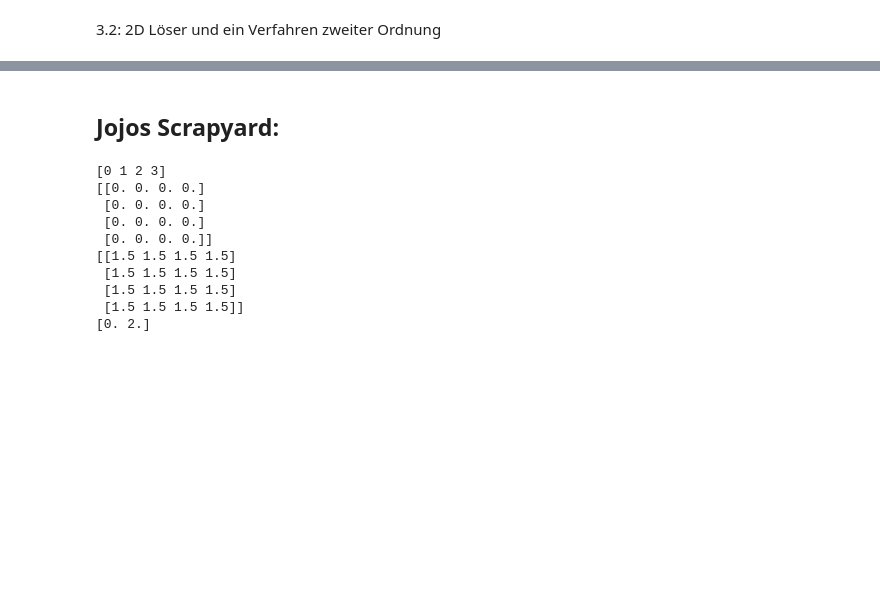
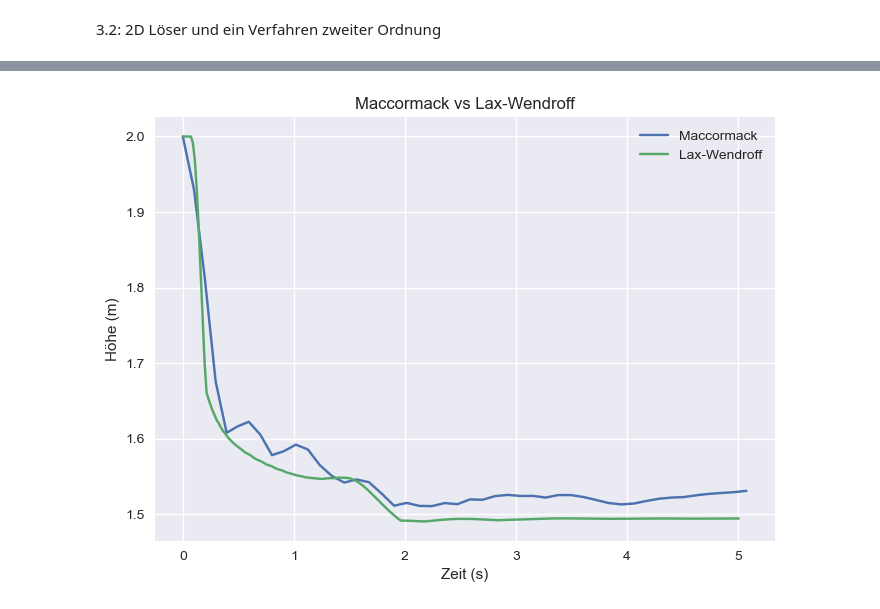
Before and after one commit to Javiermateor/Flachwassergleichung, a Jupyter notebook: HA3.ipynb, the cells around one changed output, grey strips where cells are left out. Saved outputs shown, nothing was run; the diff lists cells and outputs as text; code cells hidden in the pictures; blank space fills up the shorter version.

```diff
--- a/HA3.ipynb
+++ b/HA3.ipynb
@@ -470,53 +266,13 @@ h, hu, hv, v2, t2 = maccormack(CFL=0.4, Nx = 10, hh= 2, ht= 1.5)
-# %% [markdown]
-## Jojos Scrapyard:
-# %%
-#Indexmasken:
-a = np.array([[0,0,0,0],[0,0,0,0],[0,0,0,0],[0,0,0,0]], dtype=float)
-b = np.array([[1,2,3,4],[5,6,7,8],[9,10,11,12],[13,14,15,16]])
-mask = np.array([[1,1,1,1],[0,0,3,0],[0,0,3,0],[2,2,2,2]])
-# np.where(Bedingung, wenn erfüllt dann dass, wenn nicht, dann dass)
-
-#test = np.where( (mask < 1), b, b)
-# test = np.where( (mask > 0) & (mask < 2), b, b) refelektierend schwer!!, da richtung mit einfluss hat
-#test = np.where( (mask > 1) & (mask < 3), 0, b)
-#test = np.where( (mask > 2), 0, b)
-
-Nx = 4
-Ny = 4
-hh = 2
-ht= 1.5
-# b[zeile, spalte]
-x = np.linspace(0, 1, Nx)
-y = np.linspace(0, 1, Nx)
-
-x = np.array([0,1,2,3])
-y = np.array([0,1,2,3])
-print(x)
-# Anfangsbedingungen
-#a = np.where([[(x>=0.4)&(x<=0.6)], [(y>=0.4)&(y<=0.6)]], hh, ht)
-#a = np.where([[(x<1)&(x>2)],[y<2]], 1, a)
-
-h = a
-print(h)
-for j in range(Nx):
-    for k in range(Ny):
-        if (4 <= x[j] <= 6) and (4 <= y[k] <= 6):
-            h[j,k] = hh
-        else:
-            h[j,k] = ht
-print(h)
-
-v1 = np.zeros(1)
-v1 = np.append(v1, [np.amax(h)])
-print(v1)
-# %% [output]
-[0 1 2 3]
-[[0. 0. 0. 0.]
- [0. 0. 0. 0.]
- [0. 0. 0. 0.]
- [0. 0. 0. 0.]]
-[[1.5 1.5 1.5 1.5]
- [1.5 1.5 1.5 1.5]
- [1.5 1.5 1.5 1.5]
- [1.5 1.5 1.5 1.5]]
-[0. 2.]
+# %%
+plt.style.use('seaborn')
+
+# Vergleich der Lösungen
+plt.plot(t2, v2, label='Maccormack')
+plt.plot(t1, v1, label='Lax-Wendroff')
+plt.title('Maccormack vs Lax-Wendroff')
+plt.xlabel('Zeit (s)')
+plt.ylabel('Höhe (m)')
+plt.legend()
+plt.show()
+# %% [output]
+[figure, added]
```
Also changed, not shown: parts of 7 cells of this notebook, 1 other file.
